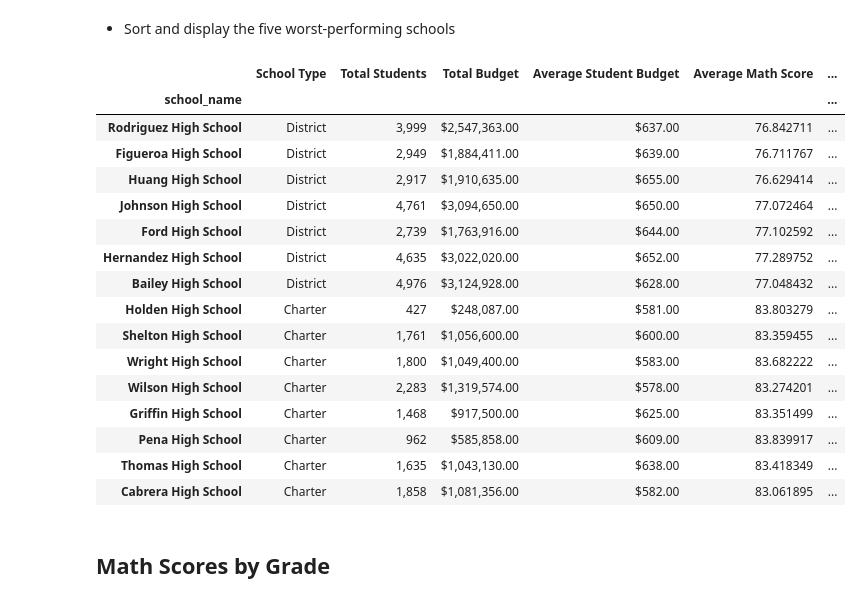
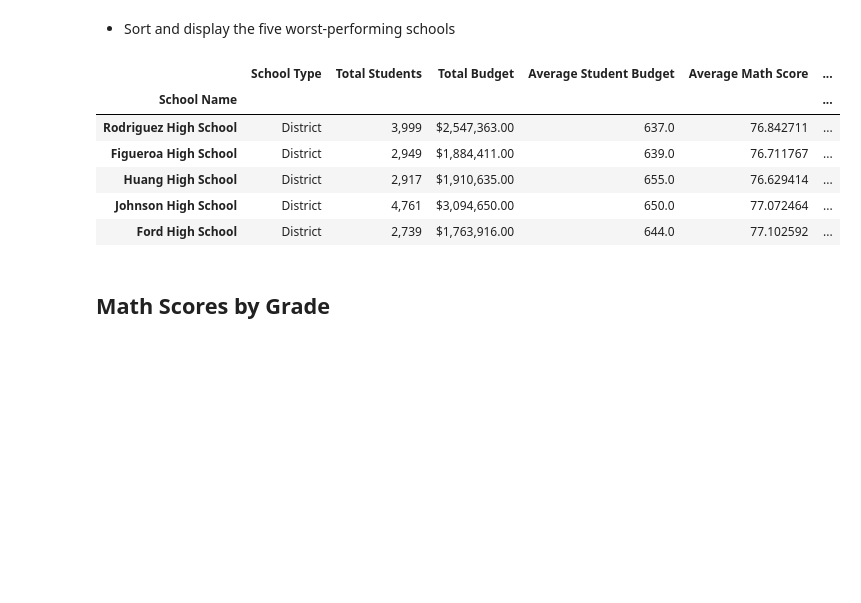
Before and after one commit to JimCDabc/pandas-challenge, a Jupyter notebook: PyCitySchools/PyCitySchools.ipynb, the cells around one changed output. Drawn from its saved outputs; the diff is of its cells as text; code cells hidden in the pictures; blank space fills up the shorter version.

```diff
--- a/PyCitySchools/PyCitySchools.ipynb
+++ b/PyCitySchools/PyCitySchools.ipynb
@@ -6,8 +6,6 @@
 import pandas as pd
 import numpy as np
 # %%
-
-
 # File to Load (Remember to Change These)
 school_data_to_load = "Resources/schools_complete.csv"
 student_data_to_load = "Resources/students_complete.csv"
@@ -17,4 +15,4 @@ school_df = pd.read_csv(school_data_to_load)
 student_df = pd.read_csv(student_data_to_load)
 
 # Combine the data into a single dataset
-combined_df = pd.merge(student_data, school_data, how="left", on=["school_name", "school_name"])
+combined_df = pd.merge(student_df, school_df, how="left", on=["school_name", "school_name"])
@@ -507,7 +245,7 @@ schoolSummary = pd.DataFrame({
     "Average Reading Score" : schoolAveRead,
     "% Passing Math" : schoolPercentMathPassed,
     "% Passing Reading" : schoolPercentReadPassed,
-    "Overall Passing Rate" : schoolOverallPassRate
+    "% Overall Passing Rate" : schoolOverallPassRate
 })
 
 schoolSummary
@@ -532,29 +270,19 @@ schoolSummary
 # %%
 # format the school summary
 schoolSumFormat = schoolSummary.copy()
-schoolSumFormat["Total Students"] = schoolSumFormat["Total Students"].astype(int).map(
-    "{:,}".format)
 
-schoolSumFormat["Total Budget"] = schoolSumFormat["Total Budget"].astype(float).map(
-    "${:,.2f}".format)
+# rename "school_name" index column to "School Name"
+schoolSumFormat.rename_axis('School Name', inplace=True)
 
-schoolSumFormat["Average Student Budget"] = schoolSumFormat["Average Student Budget"].astype(float).map(
-    "${:,.2f}".format)
+schoolSumFormat["Total Students"] = schoolSumFormat["Total Students"].astype(int).map("{:,}".format)
+schoolSumFormat["Total Budget"] = schoolSumFormat["Total Budget"].astype(float).map("${:,.2f}".format)
 
-# schoolSumFormat["Average Math Score"] = schoolSumFormat["Average Math Score"].astype(float).map(
-#     "{:.2f}".format)
+# schoolSumFormat["Average Math Score"] = schoolSumFormat["Average Math Score"].astype(float).map("{:.2f}".format)
+# schoolSumFormat["Average Reading Score"] = schoolSumFormat["Average Reading Score"].astype(float).map("{:.2f}".format)
 
-# schoolSumFormat["Average Reading Score"] = schoolSumFormat["Average Reading Score"].astype(float).map(
-#     "{:.2f}".format)
-
-# schoolSumFormat["% Passing Math"] = schoolSumFormat["% Passing Math"].astype(float).map(
-#     "{:.2f}%".format)
-
-# schoolSumFormat["% Passing Reading"] = schoolSumFormat["% Passing Reading"].astype(float).map(
-#     "{:.2f}%".format)
-
-# schoolSumFormat["Overall Passing Rate"] = schoolSumFormat["% Overall Passing Rate"].astype(float).map(
-#     "{:.2f}%".format)
+# schoolSumFormat["% Passing Math"] = schoolSumFormat["% Passing Math"].astype(float).map("{:.2f}%".format)
+# schoolSumFormat["% Passing Reading"] = schoolSumFormat["% Passing Reading"].astype(float).map("{:.2f}%".format)
+# schoolSumFormat["% Overall Passing Rate"] = schoolSumFormat["% Overall Passing Rate"].astype(float).map("{:.2f}%".format)
 
 schoolSumFormat
 # %% [output]
@@ -607,26 +325,16 @@ topPerformingSchools
 * Sort and display the five worst-performing schools
 # %%
 worstPerformingSchools = schoolSumFormat.copy()
-worstPerformingSchools = worstPerformingSchools.sort_values("Overall Passing Rate")
-worstPerformingSchools
+worstPerformingSchools = worstPerformingSchools.sort_values("% Overall Passing Rate")
+worstPerformingSchools.head(5)
 # %% [output]
 |  | School Type | Total Students | Total Budget | Average Student Budget | Average Math Score | ... |
-| school_name |  |  |  |  |  | ... |
-| Rodriguez High School | District | 3,999 | $2,547,363.00 | $637.00 | 76.842711 | ... |
-| Figueroa High School | District | 2,949 | $1,884,411.00 | $639.00 | 76.711767 | ... |
-| Huang High School | District | 2,917 | $1,910,635.00 | $655.00 | 76.629414 | ... |
-| Johnson High School | District | 4,761 | $3,094,650.00 | $650.00 | 77.072464 | ... |
-| Ford High School | District | 2,739 | $1,763,916.00 | $644.00 | 77.102592 | ... |
-| Hernandez High School | District | 4,635 | $3,022,020.00 | $652.00 | 77.289752 | ... |
-| Bailey High School | District | 4,976 | $3,124,928.00 | $628.00 | 77.048432 | ... |
-| Holden High School | Charter | 427 | $248,087.00 | $581.00 | 83.803279 | ... |
-| Shelton High School | Charter | 1,761 | $1,056,600.00 | $600.00 | 83.359455 | ... |
-| Wright High School | Charter | 1,800 | $1,049,400.00 | $583.00 | 83.682222 | ... |
-| Wilson High School | Charter | 2,283 | $1,319,574.00 | $578.00 | 83.274201 | ... |
-| Griffin High School | Charter | 1,468 | $917,500.00 | $625.00 | 83.351499 | ... |
-| Pena High School | Charter | 962 | $585,858.00 | $609.00 | 83.839917 | ... |
-| Thomas High School | Charter | 1,635 | $1,043,130.00 | $638.00 | 83.418349 | ... |
-| Cabrera High School | Charter | 1,858 | $1,081,356.00 | $582.00 | 83.061895 | ... |
+| School Name |  |  |  |  |  | ... |
+| Rodriguez High School | District | 3,999 | $2,547,363.00 | 637.0 | 76.842711 | ... |
+| Figueroa High School | District | 2,949 | $1,884,411.00 | 639.0 | 76.711767 | ... |
+| Huang High School | District | 2,917 | $1,910,635.00 | 655.0 | 76.629414 | ... |
+| Johnson High School | District | 4,761 | $3,094,650.00 | 650.0 | 77.072464 | ... |
+| Ford High School | District | 2,739 | $1,763,916.00 | 644.0 | 77.102592 | ... |
 # %% [markdown]
 ## Math Scores by Grade
 # %% [markdown]
```
Also changed, not shown: parts of 53 cells of this notebook.
